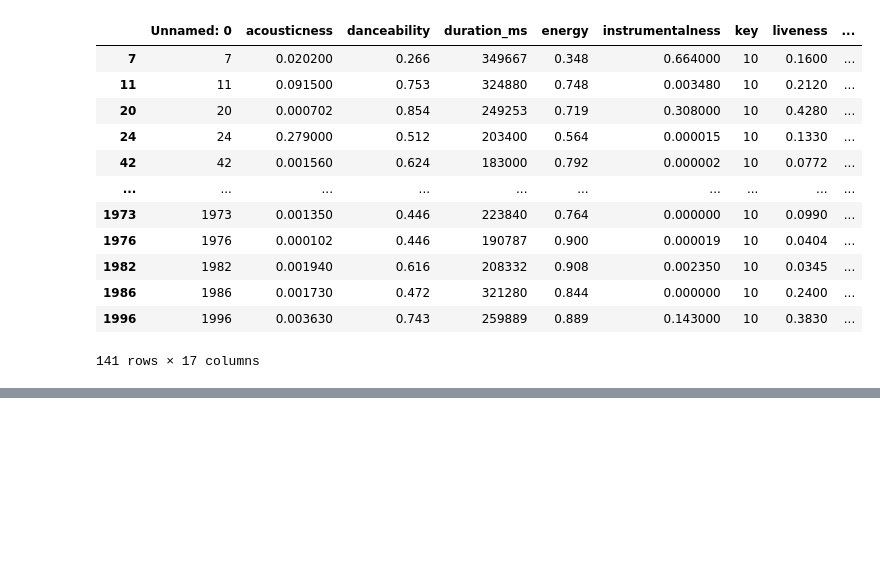
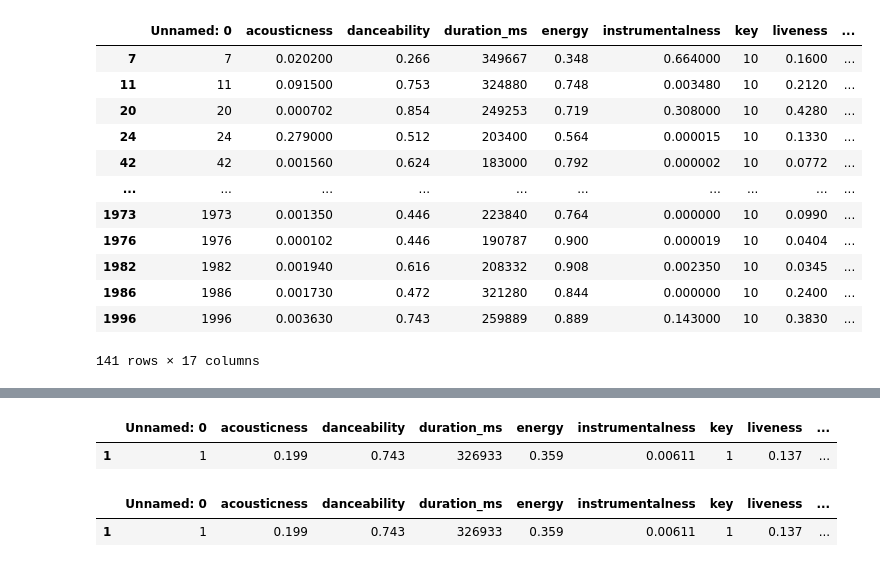
Before and after one commit to YasmymRodrigues/Pandas, a Jupyter notebook: pandas_review.ipynb, the cells around one changed output, grey strips where cells are left out. Cells and saved outputs as stored; diff of their text form; code cells hidden in the pictures; blank space fills up the shorter version.

```diff
--- a/pandas_review.ipynb
+++ b/pandas_review.ipynb
@@ -180,0 +308,10 @@ df.loc[df['key'] == 10]
+# %%
+#loc usa a label para achar os valores
+#aceita boolean
+display(df.loc[(df.tempo == 160.083)])
+df.loc[(df.tempo == 160.083)]
+# %% [output]
+|  | Unnamed: 0 | acousticness | danceability | duration_ms | energy | instrumentalness | key | liveness | ... |
+| 1 | 1 | 0.199 | 0.743 | 326933 | 0.359 | 0.00611 | 1 | 0.137 | ... |
+|  | Unnamed: 0 | acousticness | danceability | duration_ms | energy | instrumentalness | key | liveness | ... |
+| 1 | 1 | 0.199 | 0.743 | 326933 | 0.359 | 0.00611 | 1 | 0.137 | ... |
```
Also changed, not shown: parts of 12 cells of this notebook.
